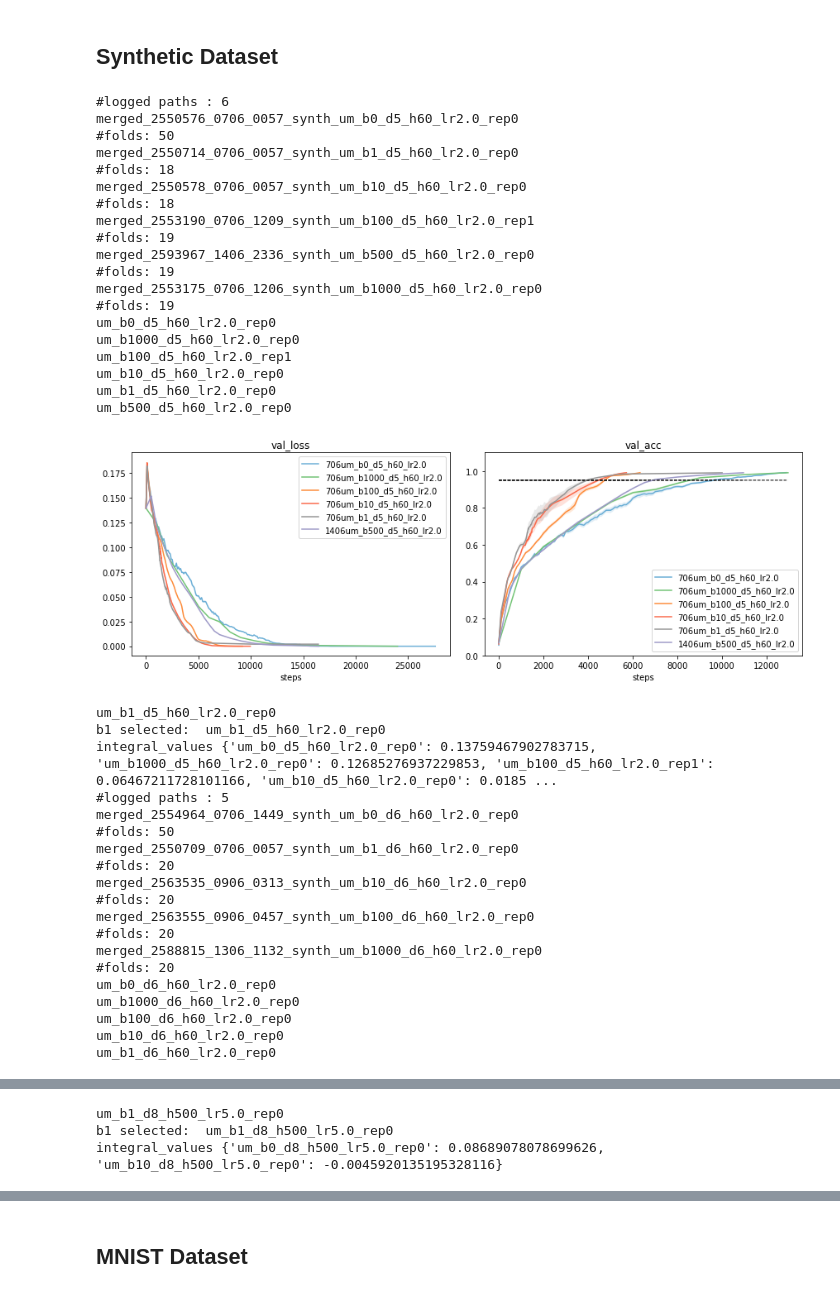
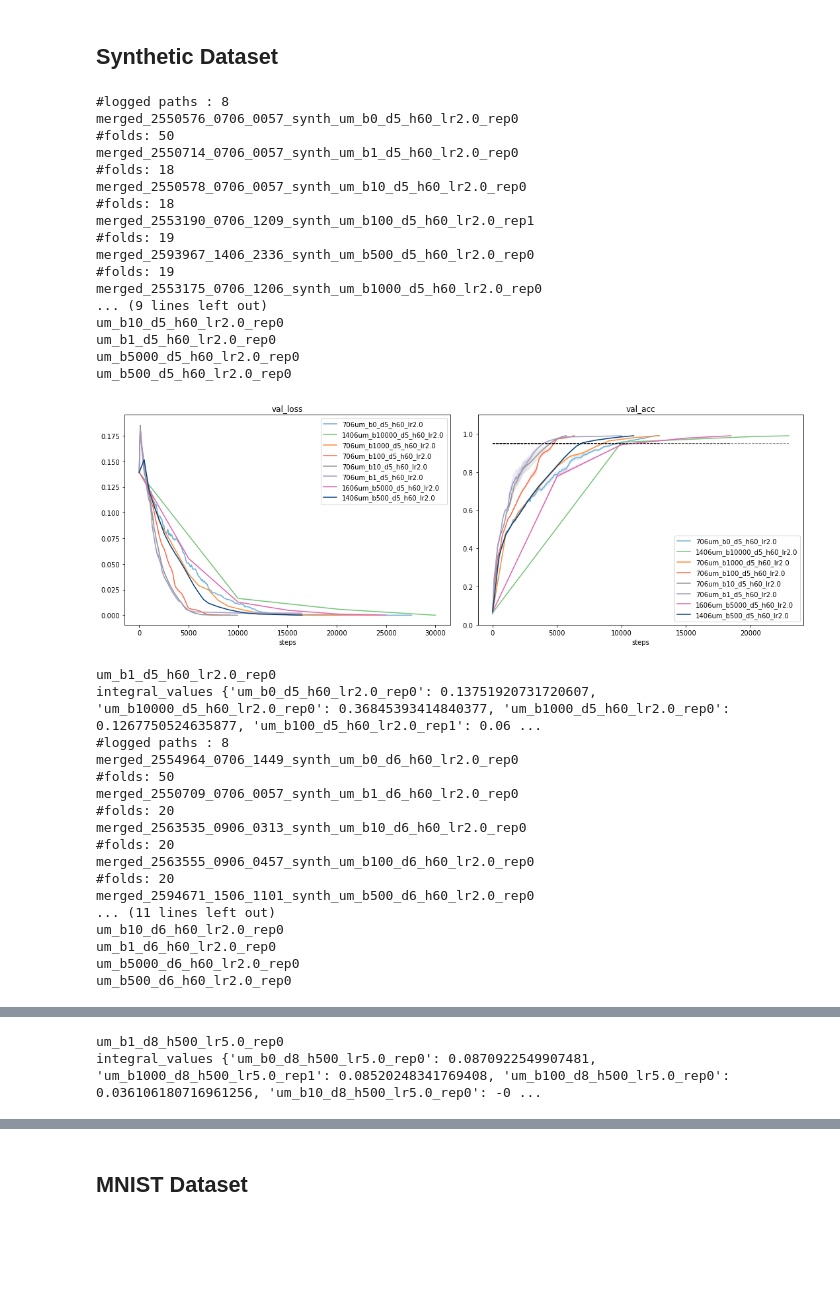
Before and after one commit to jeromel05/Ultrametric-benchmark-v2, a Jupyter notebook: notebooks/postprocessing_metrics.ipynb, the cells around one changed output, grey strips where cells are left out. Drawn from its saved outputs; the diff is of its cells as text; code cells hidden in the pictures; blank space fills up the shorter version.

```diff
--- a/notebooks/postprocessing_metrics.ipynb
+++ b/notebooks/postprocessing_metrics.ipynb
@@ -115,8 +115,6 @@ def interpolate_values(metrics_to_plot, values, x_values, tot_num_values=100):
 
     return interp_values, (x_values_flat, metric_values_flat)
 # %%
-
-
 def plot_metrics(metrics_to_plot, interp_values_df, ax, label, epochs_values=None, color=None, values_flat=None, plot_points=False):
 
     for i, metric_name in enumerate(metrics_to_plot):
@@ -165,7 +163,7 @@ def parse_regex(ckpt_name):
     match=re.search(re.compile("_rep([0-9]+)"), ckpt_name)
     repetition_nb=int(match.group(1))
 
-    patt = "(?:merged_)*([0-9]+)_([0-9]+)_[0-9]+_[a-z]+_((?:um|rand|split)_b[0-9]+_d[0-9]+_h[0-9]+_lr[0-9.]+_rep[0-9]+)"
+    patt = "(?:merged_)*([0-9]+)_([0-9]+)_[0-9]+_[a-z]+_((?:um|rand|split)_b[0-9]+_d[0-9]+_*(s[0-9]*)*_+h[0-9]+_lr[0-9.]+_rep[0-9]+)"
     matched = re.match(patt, ckpt_name)
     hash1 = matched.group(3) # create hash
     job_id = int(matched.group(1))
@@ -179,7 +177,7 @@ def plot_agg_metrics(metrics_to_plot, logs_paths, checkpoints,
                      color_patt=None, verbose=False, delete_dir=False):
     highscore_table = []
     f,a = plt.subplots(1, len(metrics_to_plot)-1)
-    f.set_size_inches(12,4)
+    f.set_size_inches(15,5)
     f.tight_layout()
     plt.ylim(0,1.1)
     tot_len_ckpt = len(logs_paths)
@@ -238,7 +236,7 @@ def plot_agg_metrics(metrics_to_plot, logs_paths, checkpoints,
             color_nb = is_labeled.index(hash1_no_rep)
             cmap = plt.get_cmap(cm_names[color_nb])
             lightness = repetition_nb / (2*max_rep[hash1_no_rep]) + 0.5
-            color = cmap(lightness)
+            color = cmap(0.5) #cmap(lightness)
         elif color_patt == 'discrete':
             color = None
 
@@ -281,18 +279,19 @@ def plot_runs_w_regex(re_patt_to_search, threshold, log_path=LOG_PATH, verbose=F
 def compute_integral_values(val_accs_dict):
     hash_b1 = None
     b1_curve = None
+    b0_max_step = 0
     for hash1 in val_accs_dict.keys():  ## on soustrait tt a B1
         if '_b1_' in hash1:
             print(hash1)
             hash_b1 = hash1
             b1_curve = val_accs_dict[hash1]
-            print('b1 selected: ', hash_b1)
+            #print('b1 selected: ', hash_b1)
             del val_accs_dict[hash1]
             break
 
     if b1_curve == None:
         print(f"{bcolors.FAIL}ERROR: No b1 run found as baseline{bcolors.ENDC}")
-        return {}, ''
+        return {}, '', 0
 
     integral_vals = dict()
     for hash1, curve1 in val_accs_dict.items(): # curve1 is a tuple with (x_vals, y_vals)
@@ -312,7 +311,7 @@ def align_curves(points1, points2):
     idx2 = np.argwhere(points2[0] < max_val).flatten()
     new_points1 = [el[idx1] for el in points1]
     new_points2 = [el[idx2] for el in points2]
-    x_interp_points = np.linspace(0, max_val, 1000)
+    x_interp_points = np.linspace(0, max_val, 100)
     points1_y_interp = np.interp(x_interp_points, new_points1[0], new_points1[1])
     points2_y_interp = np.interp(x_interp_points, new_points2[0], new_points2[1])
     dx = x_interp_points[1:] - x_interp_points[:-1]
@@ -335,41 +334,38 @@ metrics_to_plot = ['val_loss', 'val_acc', 'val_step']
 ## Synthetic Dataset
 # %%
 integral_values_dict = dict()
-patts_to_search2 = ['synth_um_b[051]*_d5_h60_lr2','synth_um_b[051]*_d6_h60_lr2', 'synth_um_b[015]*_d7_h250_lr2', 'synth_um_b[051]*_d8_h500_lr5'] # 'synth_um_b[01]*_d9_h1000_lr5']
-#patts_to_search2 = ['synth_split_b0_d5','synth_split_b1_d5','synth_split_b10+_d5','synth_split_b[0-9]*_d5_h[0-9]+_lr1.0']
-#patts_to_search2 = ['synth_split_*_d5','synth_split_*_d6','synth_split_*_d7',]
+patts_to_search2 = ['synth_um_b[051]*_d5_+h60_lr2','synth_um_b[051]*_d6_+h60_lr2', 'synth_um_b[015]*_d7_+h250_lr2', 'synth_um_b[051]*_d8_+h500_lr5'] # 'synth_um_b[01]*_d9_h1000_lr5']
+#patts_to_search2 = ['synth_split_b[0-9]*_d5_*(s[0-9]*)*_h[0-9]+_lr1.0'] #, 'synth_split_b[0-9]*_d6_*(s[0-9]*)*_h[0-9]+_lr.0']
+#patts_to_search2 = ['synth_split_*_d5','synth_split_*_d6','synth_split_*_d7',]  2599266_1606_1223_synth_split_b10_d6__s700_h60_lr2.0_rep3
 # MERGED_LOG_PATH DL_LOG_PATH
 
 for patt in patts_to_search2:
-    val_accs_dict = plot_runs_w_regex(patt, 0.022, MERGED_LOG_PATH, verbose=False, delete_dir=False)
+    val_accs_dict = plot_runs_w_regex(patt, 0.1, MERGED_LOG_PATH, verbose=False, delete_dir=False)
     integral_values, name, b0_max_idx = compute_integral_values(val_accs_dict)
     print('integral_values', integral_values)
     integral_values_dict[name] = (integral_values, b0_max_idx)
 # %% [output]
-#logged paths : 6
+#logged paths : 8
 merged_2550576_0706_0057_synth_um_b0_d5_h60_lr2.0_rep0
 #folds: 50
 merged_2550714_0706_0057_synth_um_b1_d5_h60_lr2.0_rep0
 #folds: 18
 merged_2550578_0706_0057_synth_um_b10_d5_h60_lr2.0_rep0
 #folds: 18
 merged_2553190_0706_1209_synth_um_b100_d5_h60_lr2.0_rep1
 #folds: 19
 merged_2593967_1406_2336_synth_um_b500_d5_h60_lr2.0_rep0
 #folds: 19
 merged_2553175_0706_1206_synth_um_b1000_d5_h60_lr2.0_rep0
-#folds: 19
-um_b0_d5_h60_lr2.0_rep0
-um_b1000_d5_h60_lr2.0_rep0
-um_b100_d5_h60_lr2.0_rep1
+... (9 lines left out)
 um_b10_d5_h60_lr2.0_rep0
 um_b1_d5_h60_lr2.0_rep0
+um_b5000_d5_h60_lr2.0_rep0
 um_b500_d5_h60_lr2.0_rep0
-[figure, old version]
+[figure, new version]
 um_b1_d5_h60_lr2.0_rep0
-b1 selected:  um_b1_d5_h60_lr2.0_rep0
-integral_values {'um_b0_d5_h60_lr2.0_rep0': 0.13759467902783715, 'um_b1000_d5_h60_lr2.0_rep0': 0.12685276937229853, 'um_b100_d5_h60_lr2.0_rep1': 0.06467211728101166, 'um_b10_d5_h60_lr2.0_rep0': 0.0185 ...
-#logged paths : 5
+integral_values {'um_b0_d5_h60_lr2.0_rep0': 0.13751920731720607, 'um_b10000_d5_h60_lr2.0_rep0': 0.36845393414840377, 'um_b1000_d5_h60_lr2.0_rep0': 0.1267750524635877, 'um_b100_d5_h60_lr2.0_rep1': 0.06 ...
+#logged paths : 8
 merged_2554964_0706_1449_synth_um_b0_d6_h60_lr2.0_rep0
 #folds: 50
 merged_2550709_0706_0057_synth_um_b1_d6_h60_lr2.0_rep0
@@ -378,10 +374,9 @@ merged_2563535_0906_0313_synth_um_b10_d6_h60_lr2.0_rep0
 #folds: 20
 merged_2563555_0906_0457_synth_um_b100_d6_h60_lr2.0_rep0
 #folds: 20
-merged_2588815_1306_1132_synth_um_b1000_d6_h60_lr2.0_rep0
-#folds: 20
-um_b0_d6_h60_lr2.0_rep0
-um_b1000_d6_h60_lr2.0_rep0
-um_b100_d6_h60_lr2.0_rep0
+merged_2594671_1506_1101_synth_um_b500_d6_h60_lr2.0_rep0
+... (11 lines left out)
 um_b10_d6_h60_lr2.0_rep0
 um_b1_d6_h60_lr2.0_rep0
+um_b5000_d6_h60_lr2.0_rep0
+um_b500_d6_h60_lr2.0_rep0
@@ -423,6 +421,5 @@ um_b1_d8_h500_lr5.0_rep0
 um_b1_d8_h500_lr5.0_rep0
-b1 selected:  um_b1_d8_h500_lr5.0_rep0
-integral_values {'um_b0_d8_h500_lr5.0_rep0': 0.08689078078699626, 'um_b10_d8_h500_lr5.0_rep0': -0.0045920135195328116}
+integral_values {'um_b0_d8_h500_lr5.0_rep0': 0.0870922549907481, 'um_b1000_d8_h500_lr5.0_rep1': 0.08520248341769408, 'um_b100_d8_h500_lr5.0_rep0': 0.036106180716961256, 'um_b10_d8_h500_lr5.0_rep0': -0 ...
 # %%
 import seaborn as sns
 from scipy.optimize import curve_fit
```
Also changed, not shown: parts of 3 cells of this notebook, 3 other files.
